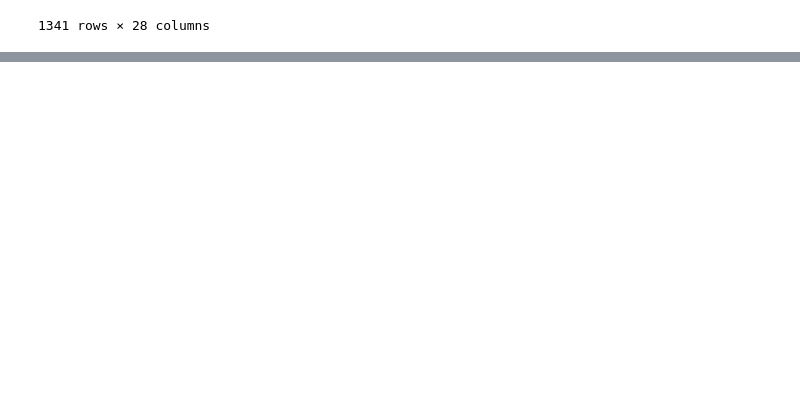
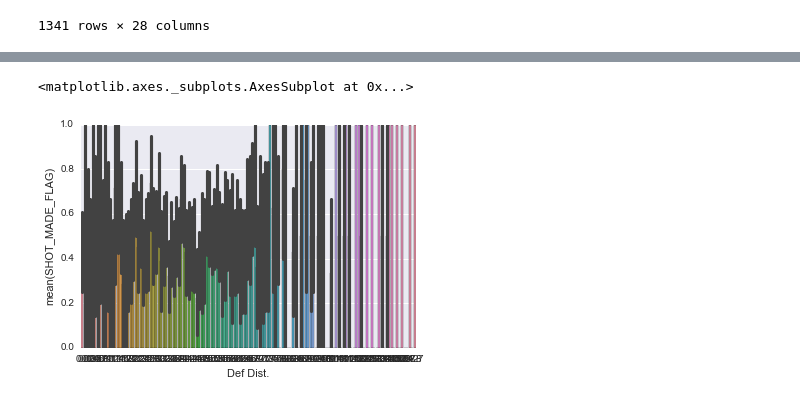
Before and after one commit to billmwong/FiveThirtyGreat, a Jupyter notebook: shot_predictor.ipynb, the cells around one changed output, grey strips where cells are left out. Cells and saved outputs as stored; diff of their text form; code cells hidden in the pictures; blank space fills up the shorter version.

```diff
--- a/shot_predictor.ipynb
+++ b/shot_predictor.ipynb
@@ -326,0 +317,23 @@ Log_loss 0.651041826938
+# %%
+transformed_combined["Def Dist."] = transformed_combined["Def Dist."].apply(lambda x: float(x))
+a = transformed_combined[transformed_combined["Def Dist."] < 2]
+print float((a["SHOT_MADE_FLAG"].sum()))/(a.shape[0]), a.shape[0]
+
+a = transformed_combined[(transformed_combined["Def Dist."] >= 2) & (transformed_combined["Def Dist."]< 3)]
+print float((a["SHOT_MADE_FLAG"].sum()))/(a.shape[0]),a.shape[0]
+
+a = transformed_combined[(transformed_combined["Def Dist."] >= 3) & (transformed_combined["Def Dist."]< 4)]
+print float((a["SHOT_MADE_FLAG"].sum()))/(a.shape[0]),a.shape[0]
+
+a = transformed_combined[(transformed_combined["Def Dist."] >= 4) & (transformed_combined["Def Dist."]< 6)]
+print float((a["SHOT_MADE_FLAG"].sum()))/(a.shape[0]),a.shape[0]
+
+
+a = transformed_combined[(transformed_combined["Def Dist."] >= 6) & (transformed_combined["Def Dist."]< 8)]
+print float((a["SHOT_MADE_FLAG"].sum()))/(a.shape[0]),a.shape[0]
+
+a = transformed_combined[(transformed_combined["Def Dist."] >= 8) & (transformed_combined["Def Dist."]< 10)]
+print float((a["SHOT_MADE_FLAG"].sum()))/(a.shape[0]),a.shape[0]
+
+a = transformed_combined[(transformed_combined["Def Dist."]>=10)]
+print float((a["SHOT_MADE_FLAG"].sum()))/(a.shape[0]),a.shape[0]
@@ -326,0 +348,5 @@ Log_loss 0.651041826938
+# %%
+sns.barplot(x= "Def Dist.", y= "SHOT_MADE_FLAG", data =transformed_combined)
+# %% [output]
+<matplotlib.axes._subplots.AxesSubplot at 0x...>
+[figure, added]
```
Also changed, not shown: parts of 20 cells of this notebook, 1 other file.
